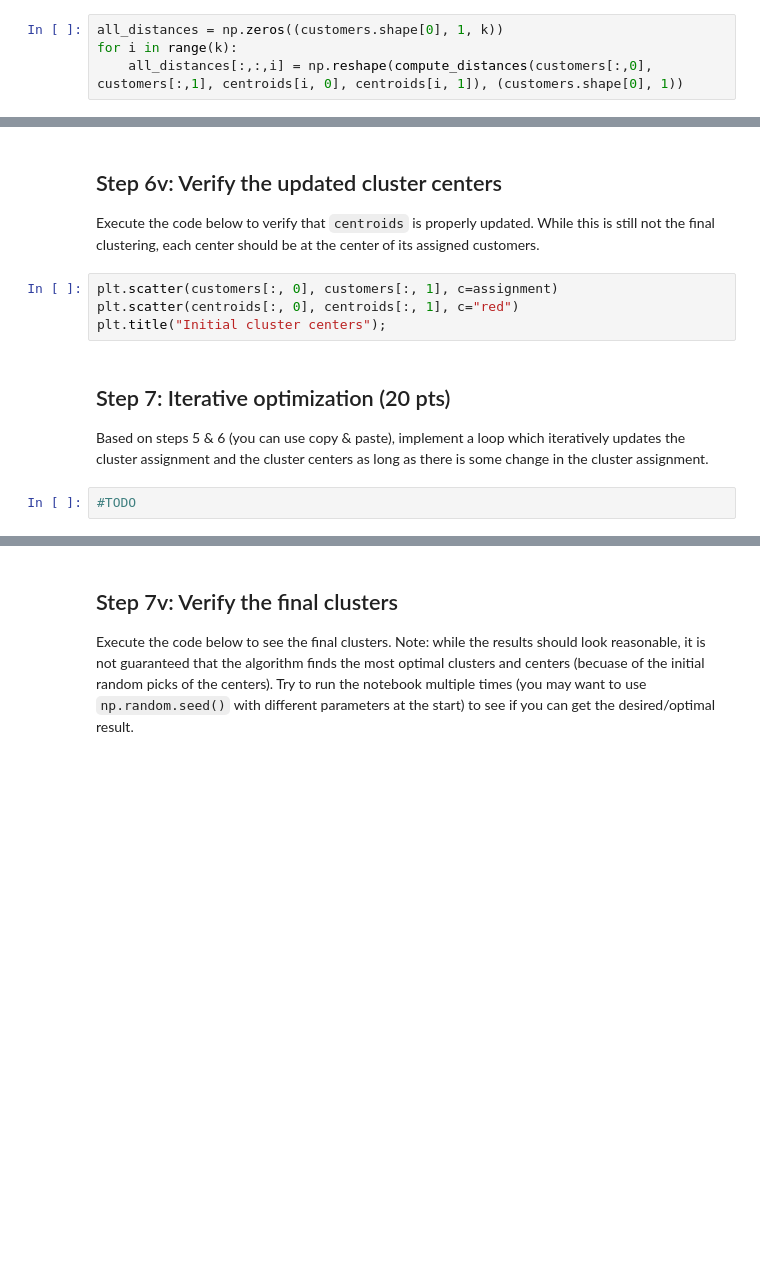
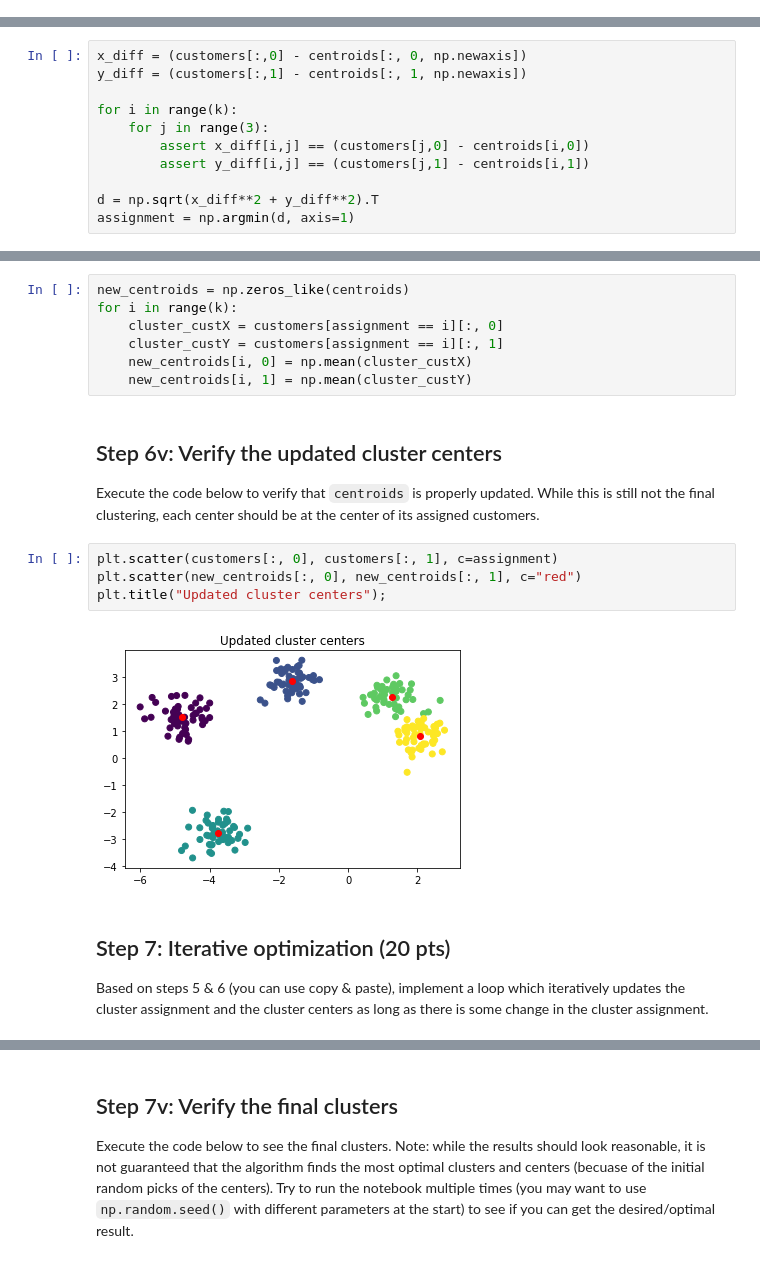
Before and after one commit to kdmalc/data-structs-algos, a Jupyter notebook: CS2204/CS_HW13/clustering.ipynb, the cells around one changed output, grey strips where cells are left out. Saved outputs shown, nothing was run; the diff lists cells and outputs as text; blank space fills up the shorter version.

```diff
--- a/CS2204/CS_HW13/clustering.ipynb
+++ b/CS2204/CS_HW13/clustering.ipynb
@@ -77,4 +69,0 @@ def compute_distances(x1, y1, x2, y2):
-# %%
-all_distances = np.zeros((customers.shape[0], 1, k))
-for i in range(k):
-    all_distances[:,:,i] = np.reshape(compute_distances(customers[:,0], customers[:,1], centroids[i, 0], centroids[i, 1]), (customers.shape[0], 1))
@@ -91,3 +70,14 @@ array([[4365.35993524, 1651.43331035],
+# %%
+x_diff = (customers[:,0] - centroids[:, 0, np.newaxis])
+y_diff = (customers[:,1] - centroids[:, 1, np.newaxis])
+
+for i in range(k):
+    for j in range(3):
+        assert x_diff[i,j] == (customers[j,0] - centroids[i,0])
+        assert y_diff[i,j] == (customers[j,1] - centroids[i,1])
+
+d = np.sqrt(x_diff**2 + y_diff**2).T
+assignment = np.argmin(d, axis=1)
 # %% [markdown]
 ## Step 5b: Verify the cluster assignment
 
@@ -107,14 +97,21 @@ Hint: This time you may use a (short) loop on the number of clusters. Try to use
+# %%
+new_centroids = np.zeros_like(centroids)
+for i in range(k):
+    cluster_custX = customers[assignment == i][:, 0]
+    cluster_custY = customers[assignment == i][:, 1]
+    new_centroids[i, 0] = np.mean(cluster_custX)
+    new_centroids[i, 1] = np.mean(cluster_custY)
 # %% [markdown]
 ## Step 6v: Verify the updated cluster centers
 
 Execute the code below to verify that `centroids` is properly updated. While this is still not the final clustering, each center should be at the center of its assigned customers.
 # %%
 plt.scatter(customers[:, 0], customers[:, 1], c=assignment)
-plt.scatter(centroids[:, 0], centroids[:, 1], c="red")
-plt.title("Initial cluster centers");
+plt.scatter(new_centroids[:, 0], new_centroids[:, 1], c="red")
+plt.title("Updated cluster centers");
+# %% [output]
+[figure, added]
 # %% [markdown]
 ## Step 7: Iterative optimization (20 pts)
 
 Based on steps 5 & 6 (you can use copy & paste), implement a loop which iteratively updates the cluster assignment and the cluster centers as long as there is some change in the cluster assignment.
-# %%
-#TODO
```
Also changed, not shown: parts of 10 cells of this notebook.
